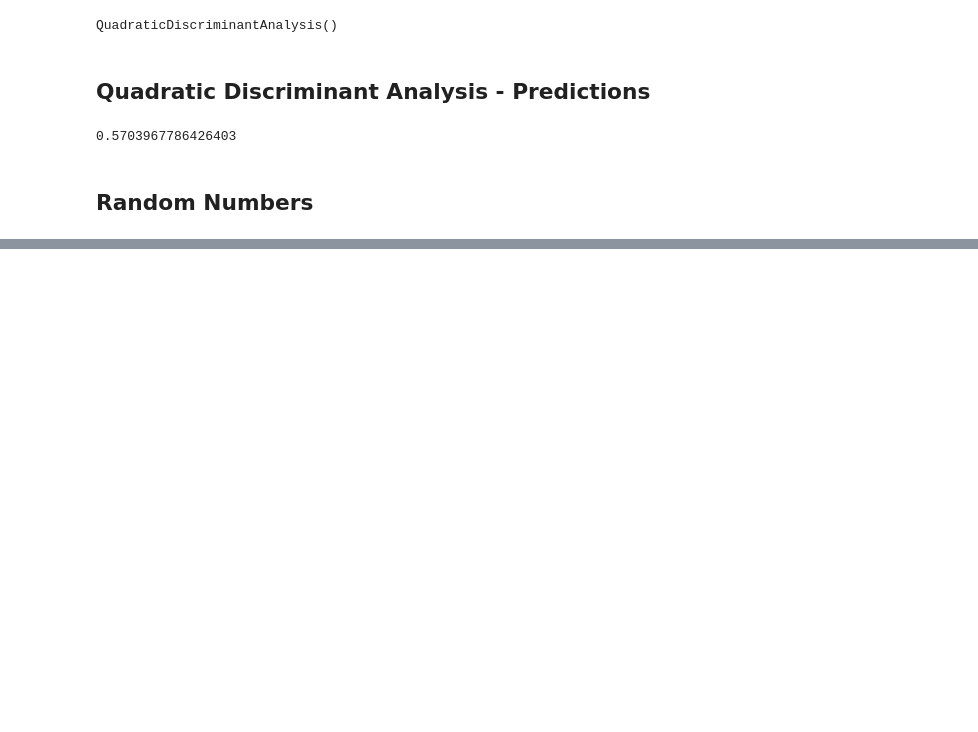
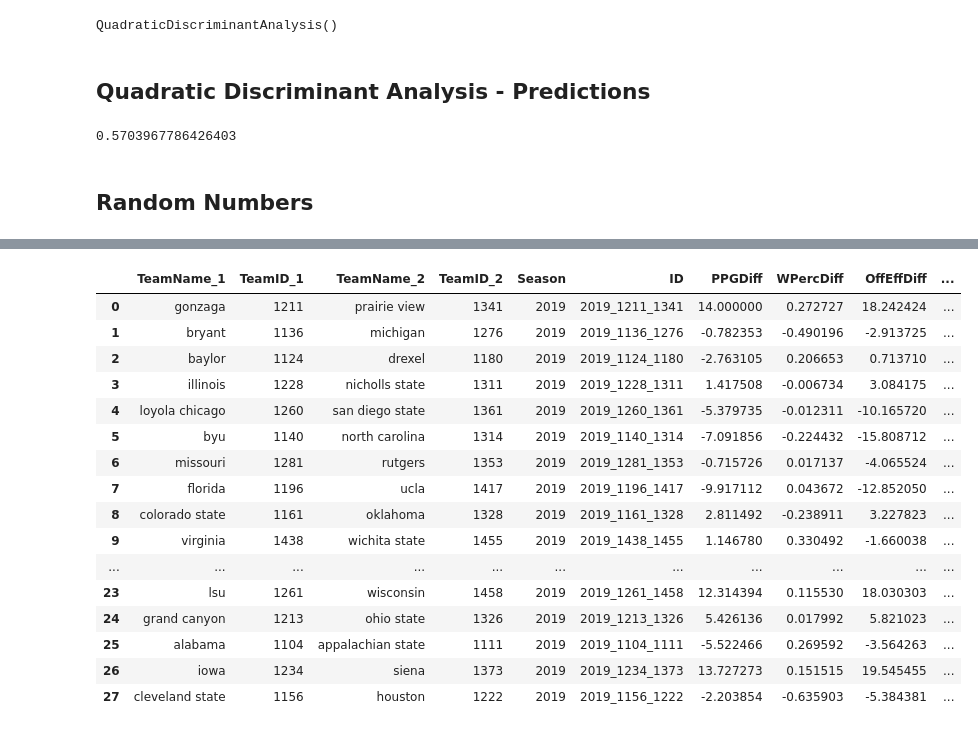
Before and after one commit to bradylange/march-madness-bracket-predictor, a Jupyter notebook: src/march_madness_bracket_predictor.ipynb, the cells around one changed output, grey strips where cells are left out. Cells and saved outputs as stored; diff of their text form; code cells hidden in the pictures; blank space fills up the shorter version.

Commit message:
Predict 2021 mock MM bracket outcomes

```diff
--- a/src/march_madness_bracket_predictor.ipynb
+++ b/src/march_madness_bracket_predictor.ipynb
@@ -748,0 +858,8 @@ print(log_loss(y_test, y_pred_rand, eps=1e-15, normalize=True, sample_weight=Non
+# %%
+print(len(mock_2021_mm_matchups))
+print(len(m_teams_df[m_teams_df["TeamName"].isin(mock_2021_mm_matchups)]))
+
+matchups_df = pd.DataFrame({"TeamName": mock_2021_mm_matchups})
+matchups_df = pd.merge(matchups_df, m_team_spellings_df, left_on="TeamName", right_on="TeamNameSpelling", how="left").reset_index(drop=True)
+matchups_df.drop(["TeamNameSpelling"], axis=1, inplace=True)
+matchups_df
@@ -748,0 +886,37 @@ print(log_loss(y_test, y_pred_rand, eps=1e-15, normalize=True, sample_weight=Non
+# %%
+def prep2021(matchups_df, ppg_df, eff_df, rankings_df):
+    matchups_df = pd.DataFrame(matchups_df.values.reshape(-1, 4), columns=["TeamName_1", "TeamID_1", "TeamName_2", "TeamID_2"])
+
+    matchups_df.loc[
+        matchups_df["TeamID_1"] > matchups_df["TeamID_2"], ["TeamID_1", "TeamID_2", "TeamName_1", "TeamName_2"]
+    ] = matchups_df.loc[
+        matchups_df["TeamID_1"] > matchups_df["TeamID_2"], ["TeamID_2", "TeamID_1", "TeamName_2", "TeamName_1"]
+    ].values
+
+    matchups_df["Season"] = 2019
+    matchups_df["ID"] = matchups_df["Season"].apply(str) + "_" + matchups_df["TeamID_1"].apply(str) + "_" + matchups_df["TeamID_2"].apply(str)
+
+    matchups_df = merge_features(matchups_df, ppg_df, eff_df, rankings_df)
+
+    return matchups_df
+# %%
+andy_kats_mock_2021_mm_df = prep2021(matchups_df, ppg_df, eff_df, rankings_df)
+andy_kats_mock_2021_mm_df
+# %% [output]
+|  | TeamName_1 | TeamID_1 | TeamName_2 | TeamID_2 | Season | ID | PPGDiff | WPercDiff | OffEffDiff | ... |
+| 0 | gonzaga | 1211 | prairie view | 1341 | 2019 | 2019_1211_1341 | 14.000000 | 0.272727 | 18.242424 | ... |
+| 1 | bryant | 1136 | michigan | 1276 | 2019 | 2019_1136_1276 | -0.782353 | -0.490196 | -2.913725 | ... |
+| 2 | baylor | 1124 | drexel | 1180 | 2019 | 2019_1124_1180 | -2.763105 | 0.206653 | 0.713710 | ... |
+| 3 | illinois | 1228 | nicholls state | 1311 | 2019 | 2019_1228_1311 | 1.417508 | -0.006734 | 3.084175 | ... |
+| 4 | loyola chicago | 1260 | san diego state | 1361 | 2019 | 2019_1260_1361 | -5.379735 | -0.012311 | -10.165720 | ... |
+| 5 | byu | 1140 | north carolina | 1314 | 2019 | 2019_1140_1314 | -7.091856 | -0.224432 | -15.808712 | ... |
+| 6 | missouri | 1281 | rutgers | 1353 | 2019 | 2019_1281_1353 | -0.715726 | 0.017137 | -4.065524 | ... |
+| 7 | florida | 1196 | ucla | 1417 | 2019 | 2019_1196_1417 | -9.917112 | 0.043672 | -12.852050 | ... |
+| 8 | colorado state | 1161 | oklahoma | 1328 | 2019 | 2019_1161_1328 | 2.811492 | -0.238911 | 3.227823 | ... |
+| 9 | virginia | 1438 | wichita state | 1455 | 2019 | 2019_1438_1455 | 1.146780 | 0.330492 | -1.660038 | ... |
+| ... | ... | ... | ... | ... | ... | ... | ... | ... | ... | ... |
+| 23 | lsu | 1261 | wisconsin | 1458 | 2019 | 2019_1261_1458 | 12.314394 | 0.115530 | 18.030303 | ... |
+| 24 | grand canyon | 1213 | ohio state | 1326 | 2019 | 2019_1213_1326 | 5.426136 | 0.017992 | 5.821023 | ... |
+| 25 | alabama | 1104 | appalachian state | 1111 | 2019 | 2019_1104_1111 | -5.522466 | 0.269592 | -3.564263 | ... |
+| 26 | iowa | 1234 | siena | 1373 | 2019 | 2019_1234_1373 | 13.727273 | 0.151515 | 19.545455 | ... |
+| 27 | cleveland state | 1156 | houston | 1222 | 2019 | 2019_1156_1222 | -2.203854 | -0.635903 | -5.384381 | ... |
```
Also changed, not shown: parts of 11 cells of this notebook.
